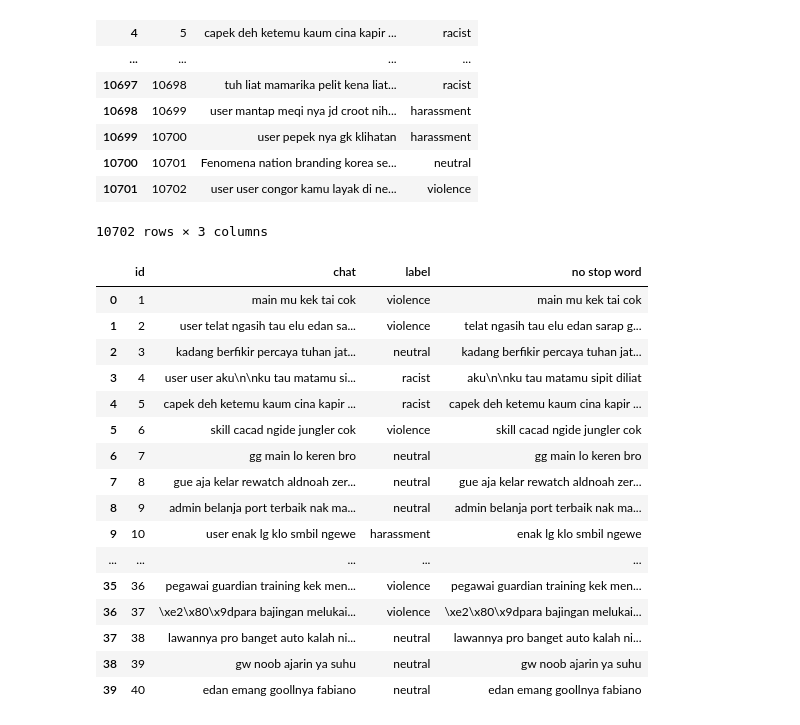
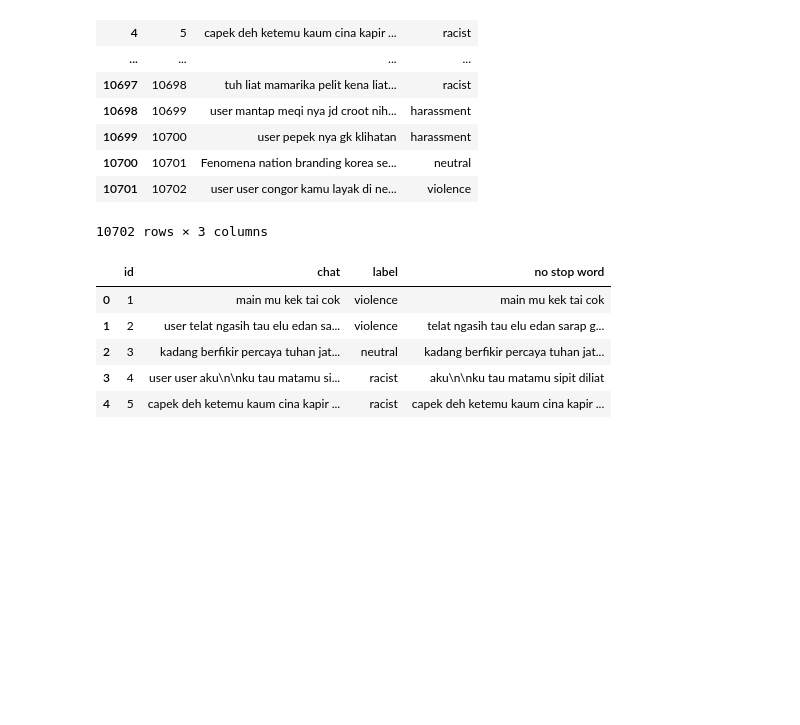
Before and after one commit to Fiyanz/kata-kasar-detektor, a Jupyter notebook: notebook/data_cleaning.ipynb, the cells around one changed output. Cells and saved outputs as stored; diff of their text form; code cells hidden in the pictures; blank space fills up the shorter version.

```diff
--- a/notebook/data_cleaning.ipynb
+++ b/notebook/data_cleaning.ipynb
@@ -38,22 +38,11 @@ def remove_stpoworld(data: list):
 
 df["no stop word"] = df["chat"].apply(remove_stpoworld)
 # %%
-df.head(40)
+df.head()
 # %% [output]
 |  | id | chat | label | no stop word |
 | 0 | 1 | main mu kek tai cok | violence | main mu kek tai cok |
 | 1 | 2 | user telat ngasih tau elu edan sa... | violence | telat ngasih tau elu edan sarap g... |
 | 2 | 3 | kadang berfikir percaya tuhan jat... | neutral | kadang berfikir percaya tuhan jat... |
 | 3 | 4 | user user aku\n\nku tau matamu si... | racist | aku\n\nku tau matamu sipit diliat |
 | 4 | 5 | capek deh ketemu kaum cina kapir ... | racist | capek deh ketemu kaum cina kapir ... |
-| 5 | 6 | skill cacad ngide jungler cok | violence | skill cacad ngide jungler cok |
-| 6 | 7 | gg main lo keren bro | neutral | gg main lo keren bro |
-| 7 | 8 | gue aja kelar rewatch aldnoah zer... | neutral | gue aja kelar rewatch aldnoah zer... |
-| 8 | 9 | admin belanja port terbaik nak ma... | neutral | admin belanja port terbaik nak ma... |
-| 9 | 10 | user enak lg klo smbil ngewe | harassment | enak lg klo smbil ngewe |
-| ... | ... | ... | ... | ... |
-| 35 | 36 | pegawai guardian training kek men... | violence | pegawai guardian training kek men... |
-| 36 | 37 | \xe2\x80\x9dpara bajingan melukai... | violence | \xe2\x80\x9dpara bajingan melukai... |
-| 37 | 38 | lawannya pro banget auto kalah ni... | neutral | lawannya pro banget auto kalah ni... |
-| 38 | 39 | gw noob ajarin ya suhu | neutral | gw noob ajarin ya suhu |
-| 39 | 40 | edan emang goollnya fabiano | neutral | edan emang goollnya fabiano |
```
Also changed, not shown: parts of 2 cells of this notebook.
